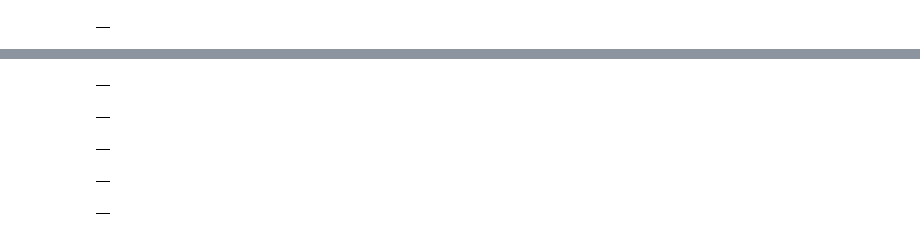
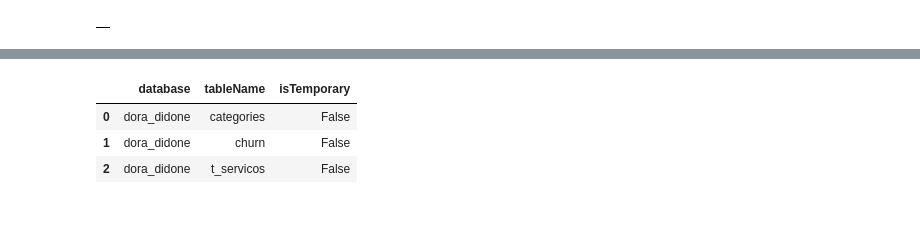
Before and after one commit to Didone/churn, a Jupyter notebook: dataprep_customer_churn.ipynb, the cells around one changed output, grey strips where cells are left out. Cells and saved outputs as stored; diff of their text form; code cells hidden in the pictures.

```diff
--- a/dataprep_customer_churn.ipynb
+++ b/dataprep_customer_churn.ipynb
@@ -113,50 +244,8 @@ SELECT t.USER_ID
-# %%
-%%sql
-CREATE OR REPLACE VIEW T_RESTAURANTE AS
-SELECT t.USER_ID
-     , SUM(t.VALUE) `TOTAL`
-  FROM ORACLE1.OT.TRANSACTIONS t
- WHERE t.CATEGORY_ID = 3
- GROUP BY t.USER_ID
-# %% [output]
-|  |
-# %%
-%%sql
-CREATE OR REPLACE VIEW T_TRANSPORTE AS
-SELECT t.USER_ID
-     , SUM(t.VALUE) `TOTAL`
-  FROM ORACLE1.OT.TRANSACTIONS t
- WHERE t.CATEGORY_ID = 4
- GROUP BY t.USER_ID
-# %% [output]
-|  |
-# %%
-%%sql
-CREATE OR REPLACE VIEW T_LAZER AS
-SELECT t.USER_ID
-     , SUM(t.VALUE) `TOTAL`
-  FROM ORACLE1.OT.TRANSACTIONS t
- WHERE t.CATEGORY_ID = 5
- GROUP BY t.USER_ID
-# %% [output]
-|  |
-# %%
-%%sql
-CREATE OR REPLACE VIEW T_SUPERMERCADO AS
-SELECT t.USER_ID
-     , SUM(t.VALUE) `TOTAL`
-  FROM ORACLE1.OT.TRANSACTIONS t
- WHERE t.CATEGORY_ID = 6
- GROUP BY t.USER_ID
-# %% [output]
-|  |
-# %%
-%%sql
-CREATE OR REPLACE VIEW T_OUTROS AS
-SELECT t.USER_ID
-     , SUM(t.VALUE) `TOTAL`
-  FROM ORACLE1.OT.TRANSACTIONS t
- WHERE t.CATEGORY_ID = 7
- GROUP BY t.USER_ID
-# %% [output]
-|  |
+# %%
+%%sql
+show tables
+# %% [output]
+|  | database | tableName | isTemporary |
+| 0 | dora_didone | categories | False |
+| 1 | dora_didone | churn | False |
+| 2 | dora_didone | t_servicos | False |
```
Also changed, not shown: parts of 18 cells of this notebook, 5 other files.
